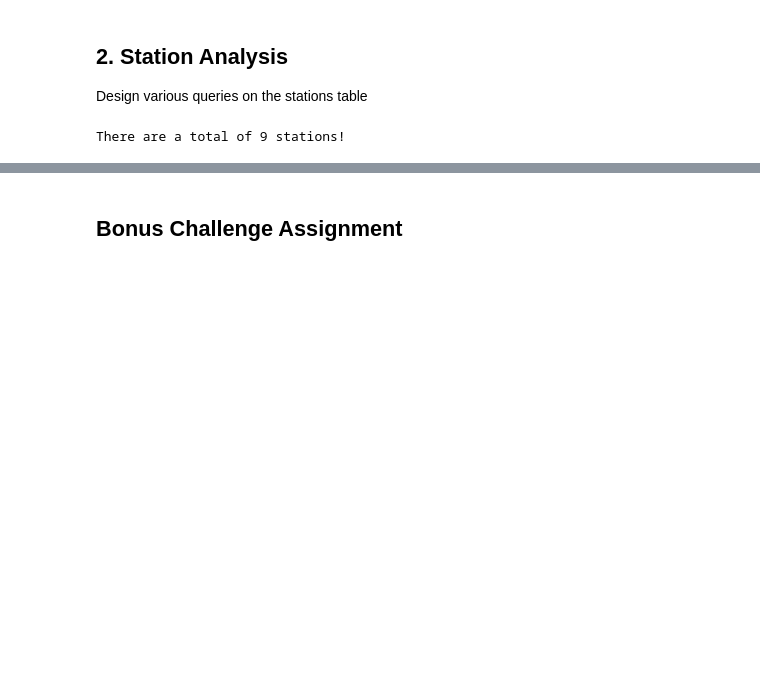
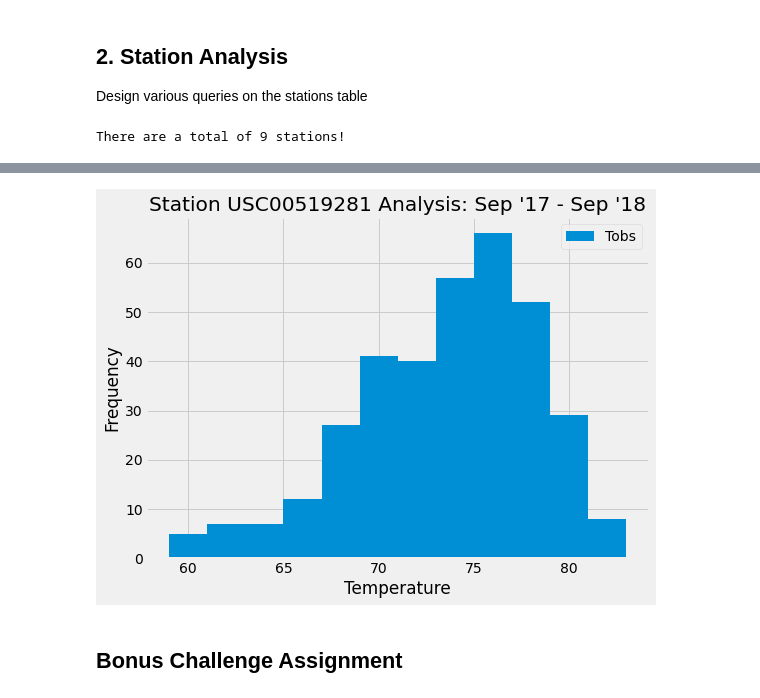
Before and after one commit to poojaisabelle/sqlalchemy-challenge, a Jupyter notebook: climate_starter.ipynb, the cells around one changed output, grey strips where cells are left out. Drawn from its saved outputs; the diff is of its cells as text; code cells hidden in the pictures; blank space fills up the shorter version.

Commit message:
Completed station analysis

```diff
--- a/climate_starter.ipynb
+++ b/climate_starter.ipynb
@@ -165,4 +165,8 @@ There are a total of 9 stations!
 # %%
 # What are the most active stations? (i.e. what stations have the most rows)?
 # List the stations and the counts in descending order.
-active_stations = session.query()
+active_station = session.query(measurement.station, func.count(measurement.id)).\
+                     group_by(measurement.station).\
+                     order_by(func.count(measurement.id).desc()).all()
+active_station_id = active_station[0][0]
+active_station_id
@@ -172,3 +195,7 @@ active_stations = session.query()
 # %%
 # Choose the station with the highest number of temperature observations.
-# Query the last 12 months of temperature observation data for this station and plot the results as a histogram
+# Query the last 12 months of temperature observation data for this station
+highest_temp_stn = session.query(measurement.date, measurement.tobs).\
+    filter(measurement.station == active_station_id).\
+    filter(measurement.date >= last_year).all()
+highest_temp_stn
@@ -174,0 +220,4 @@ active_stations = session.query()
+# %%
+# Save the query results as a Pandas DataFrame
+highest_temp_stn_df = pd.DataFrame(highest_temp_stn, columns = ['Date', 'Tobs'])
+highest_temp_stn_df.head()
@@ -175,3 +231,14 @@ active_stations = session.query()
+# %%
+# Plot the histogram
+plt.figure(figsize = (8,6))
+plt.hist(highest_temp_stn_df["Tobs"], bins = 12, label = "Tobs")
+plt.title("Station " + active_station_id + " Analysis: Sep '17 - Sep '18")
+plt.xlabel("Temperature")
+plt.ylabel("Frequency")
+plt.legend()
+plt.tight_layout()
+# %% [output]
+[figure, added]
 # %% [markdown]
 ## Bonus Challenge Assignment
 # %%
```
Also changed, not shown: parts of 4 cells of this notebook.
